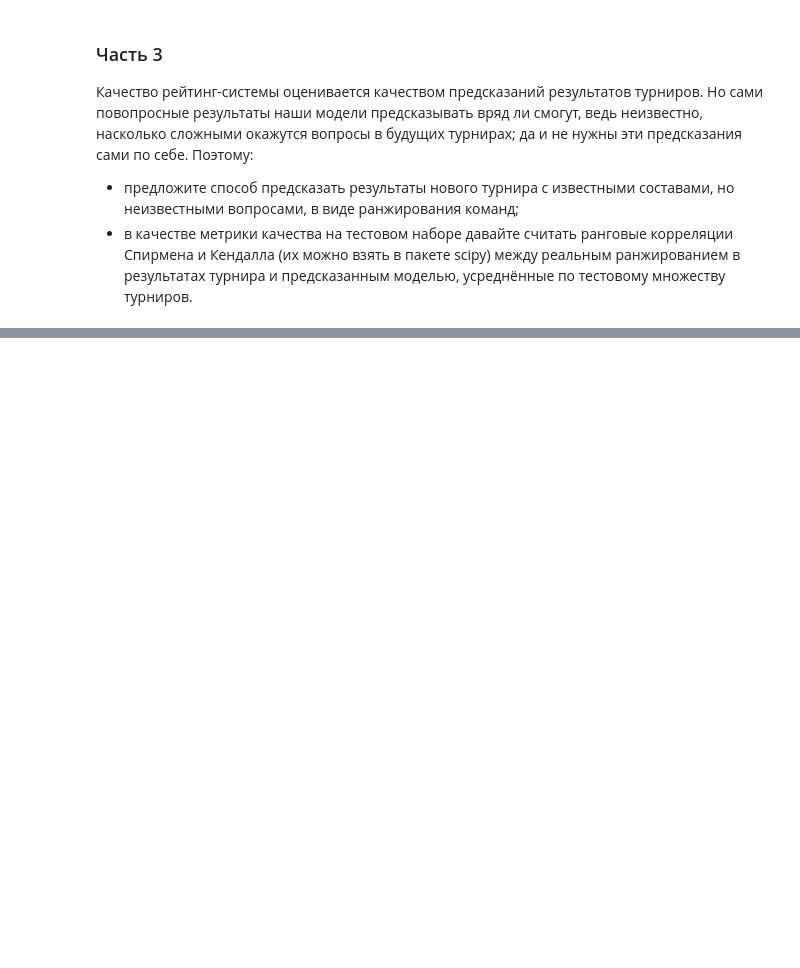
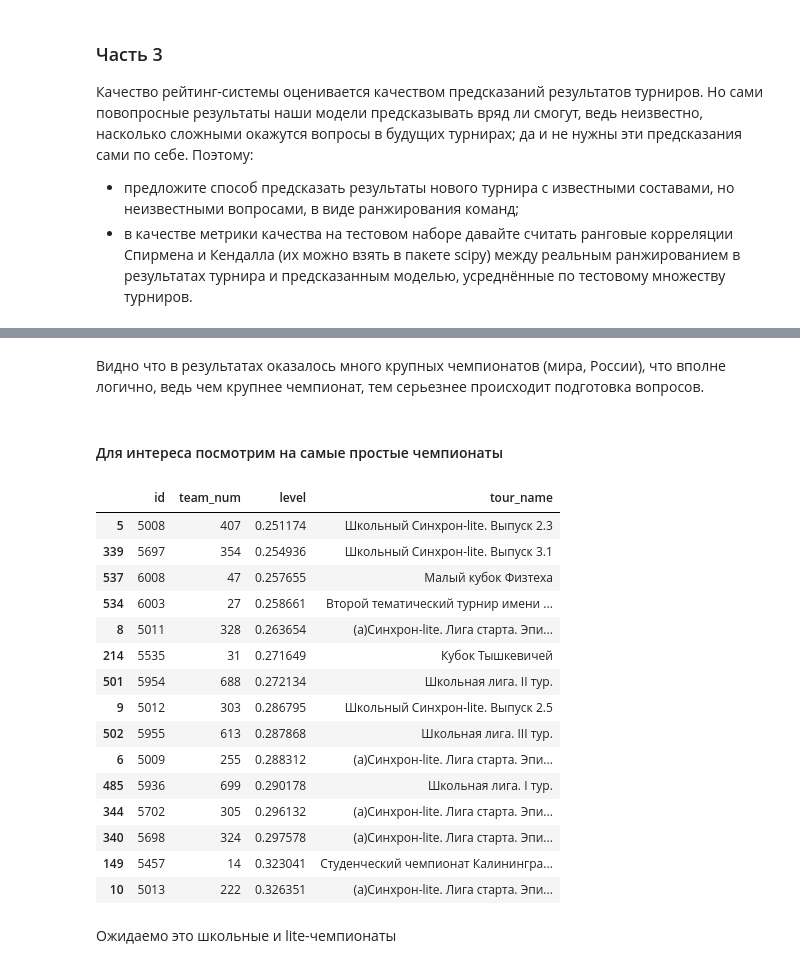
Before and after one commit to MaximSinyaev/made_ml_2, a Jupyter notebook: hw2/hw2.ipynb, the cells around one changed output, grey strips where cells are left out. Saved outputs shown, nothing was run; the diff lists cells and outputs as text; code cells hidden in the pictures; blank space fills up the shorter version.

```diff
--- a/hw2/hw2.ipynb
+++ b/hw2/hw2.ipynb
@@ -360,0 +652,25 @@ test_tours[0]
+# %% [markdown]
+Видно что в результатах оказалось много крупных чемпионатов (мира, России), что вполне логично, ведь чем крупнее чемпионат, тем серьезнее происходит подготовка вопросов.
+# %% [markdown]
+#### Для интереса посмотрим на самые простые чемпионаты
+# %%
+tours_rating.sort_values('level').tail(15)
+# %% [output]
+|  | id | team_num | level | tour_name |
+| 5 | 5008 | 407 | 0.251174 | Школьный Синхрон-lite. Выпуск 2.3 |
+| 339 | 5697 | 354 | 0.254936 | Школьный Синхрон-lite. Выпуск 3.1 |
+| 537 | 6008 | 47 | 0.257655 | Малый кубок Физтеха |
+| 534 | 6003 | 27 | 0.258661 | Второй тематический турнир имени ... |
+| 8 | 5011 | 328 | 0.263654 | (а)Синхрон-lite. Лига старта. Эпи... |
+| 214 | 5535 | 31 | 0.271649 | Кубок Тышкевичей |
+| 501 | 5954 | 688 | 0.272134 | Школьная лига. II тур. |
+| 9 | 5012 | 303 | 0.286795 | Школьный Синхрон-lite. Выпуск 2.5 |
+| 502 | 5955 | 613 | 0.287868 | Школьная лига. III тур. |
+| 6 | 5009 | 255 | 0.288312 | (а)Синхрон-lite. Лига старта. Эпи... |
+| 485 | 5936 | 699 | 0.290178 | Школьная лига. I тур. |
+| 344 | 5702 | 305 | 0.296132 | (а)Синхрон-lite. Лига старта. Эпи... |
+| 340 | 5698 | 324 | 0.297578 | (а)Синхрон-lite. Лига старта. Эпи... |
+| 149 | 5457 | 14 | 0.323041 | Студенческий чемпионат Калинингра... |
+| 10 | 5013 | 222 | 0.326351 | (а)Синхрон-lite. Лига старта. Эпи... |
+# %% [markdown]
+Ожидаемо это школьные и lite-чемпионаты
```
Also changed, not shown: parts of 48 cells of this notebook.
